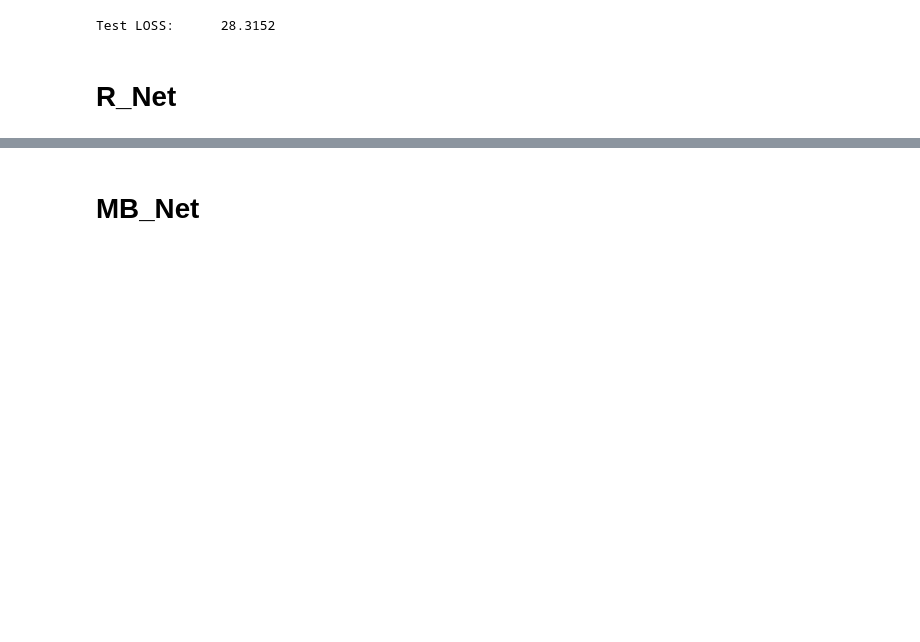
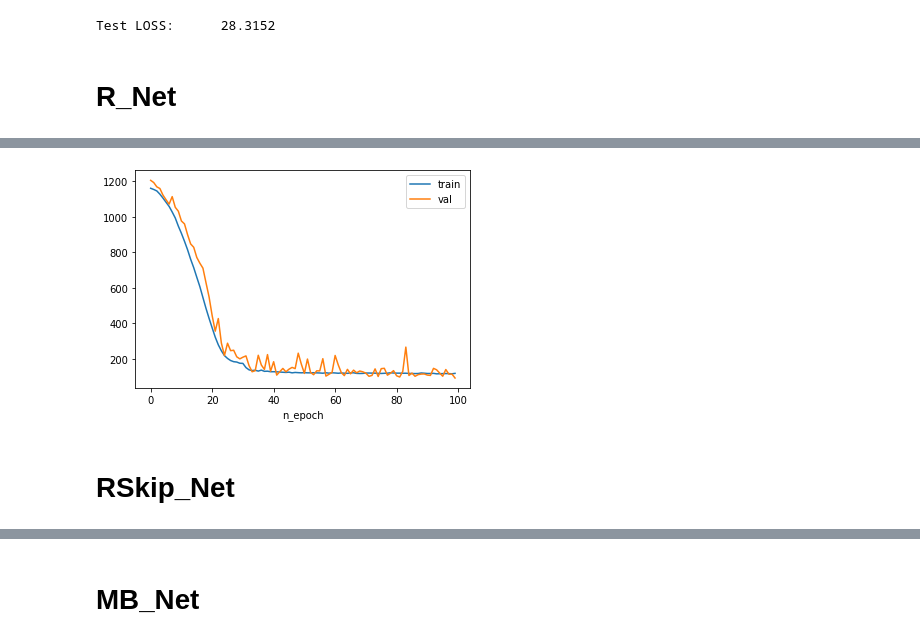
Before and after one commit to wilbertcaine/COMP4211, a Jupyter notebook: Project/Project.ipynb, the cells around one changed output, grey strips where cells are left out. Drawn from its saved outputs; the diff is of its cells as text; code cells hidden in the pictures; blank space fills up the shorter version.

Commit message:
done rskip_net

```diff
--- a/Project/Project.ipynb
+++ b/Project/Project.ipynb
@@ -337,0 +346,13 @@ argmin_loss = train(r_net, train_set, val_set, loss_fn, batch_size, lr, n_epoch,
+# %%
+train_set = R_Net_Dataset(split=0)
+val_set = R_Net_Dataset(split=1)
+
+random.seed(1)
+np.random.seed(1)
+r_net = R_Net(dropout=0.2, num_layers=2);
+r_net.double()
+loss_fn = nn.L1Loss()
+batch_size, n_epoch, lr = 32, 100, 1e-3
+train_size, val_size = 365, 365
+argmin_loss = train(r_net, train_set, val_set, loss_fn, batch_size, lr, n_epoch, train_size, name='r_net')
+# %% [output]
@@ -337,0 +379 @@ argmin_loss = train(r_net, train_set, val_set, loss_fn, batch_size, lr, n_epoch,
+[figure, added]
@@ -337,0 +385,2 @@ argmin_loss = train(r_net, train_set, val_set, loss_fn, batch_size, lr, n_epoch,
+# %% [markdown]
+# RSkip_Net
```
Also changed, not shown: parts of 9 cells of this notebook.
